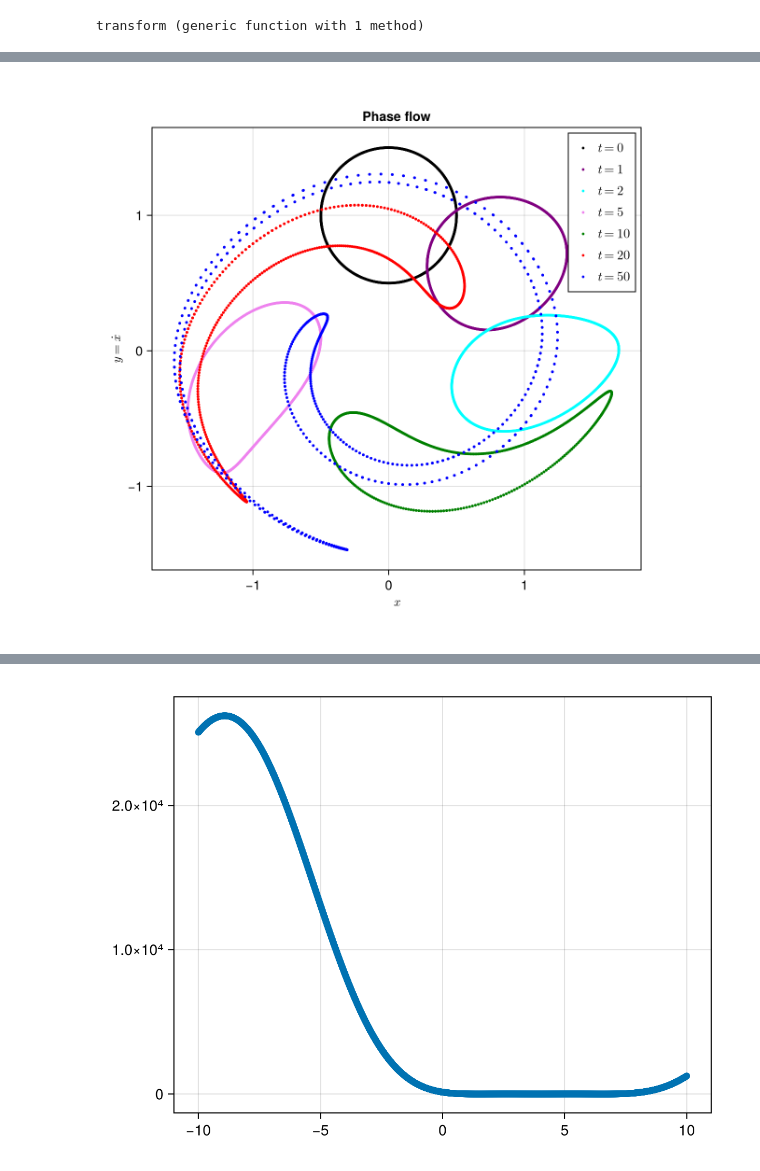
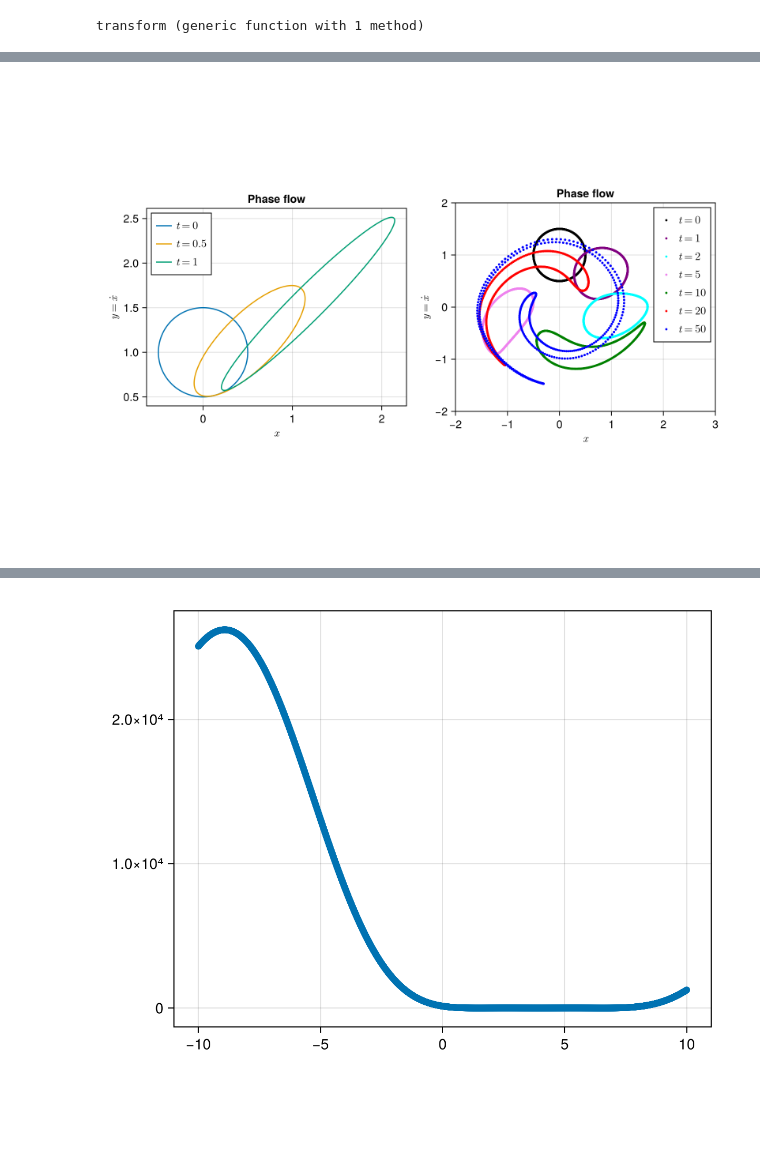
Before and after one commit to Julia-KAERI/ClassicalPhysics, a Jupyter notebook: src/Mechanics_and_Symmetry/notebooks/phase_plane2.ipynb, the cells around one changed output, grey strips where cells are left out. Drawn from its saved outputs; the diff is of its cells as text; code cells hidden in the pictures; blank space fills up the shorter version.

```diff
--- a/src/Mechanics_and_Symmetry/notebooks/phase_plane2.ipynb
+++ b/src/Mechanics_and_Symmetry/notebooks/phase_plane2.ipynb
@@ -51,28 +41,37 @@ rk4 (generic function with 2 methods)
-# %%
-function pf2(dt, Nt)
-    X, Y = [], []
-    xx = nothing
-    for θ ∈ 0:0.33:360
-        t, xx = rk4((t, x) -> [x[2], -sin(x[1])], 0.0, [cos(θ)/2, sin(θ)/2+1.0], Nt, dt)
-        append!(X, xx[1,end])
-        append!(Y, xx[2,end])
-    end
-    return X, Y
-end
-fig2 = Figure(size = (600, 600))
-ax1 = Axis(fig2[1, 1], aspect=DataAspect(), title = "Phase flow", xlabel = L"x", ylabel = L"y=\dot{x}")
-scatter!(ax1, pf2(0.01, 1)..., color = :black, markersize=4, label = L"t=0")
-scatter!(ax1, pf2(0.1, 10)..., color = :purple, markersize=4, label = L"t=1")
-scatter!(ax1, pf2(0.1, 20)..., color = :cyan, markersize=4, label = L"t=2")
-scatter!(ax1, pf2(0.1, 50)..., color = :violet, markersize=4, label = L"t=5")
-scatter!(ax1, pf2(0.1, 100)..., color = :green, markersize=4, label = L"t=10")
-scatter!(ax1, pf2(0.1, 200)..., color = :red, markersize=4, label = L"t=20")
-scatter!(ax1, pf2(0.1, 500)..., color = :blue, markersize=4, label = L"t=50")
-# lines!(ax1, X2[1, :], X2[2, :], color = :red, linewidth = 1.5)
-# lines!(ax1, X3[1, :], X3[2, :], color = :green, linewidth = 1.5)
-# lines!(ax1, X4[1, :], X4[2, :], color = :teal, linewidth = 1.5)
-axislegend(ax1)
-fig2
-# %% [output]
-[figure, removed]
+# %%
+
+fig = Figure(size = (800, 600))
+ax1 = Axis(fig[1, 1], aspect=DataAspect(), title = "Phase flow", xlabel = L"x", ylabel = L"y=\dot{x}")
+lines!(ax1, transform(0.0)..., label = L"t=0")
+lines!(ax1, transform(0.5)..., label = L"t=0.5")
+lines!(ax1, transform(1.)..., label = L"t=1")
+axislegend(ax1, position = :lt)
+
+function pf2(dt, Nt)
+    X, Y = [], []
+    xx = nothing
+    for θ ∈ 0:0.33:360
+        t, xx = rk4((t, x) -> [x[2], -sin(x[1])], 0.0, [cos(θ)/2, sin(θ)/2+1.0], Nt, dt)
+        append!(X, xx[1,end])
+        append!(Y, xx[2,end])
+    end
+    return X, Y
+end
+
+ax2 = Axis(fig[1, 2], aspect=DataAspect(), limits = (-2, 3, -2, 2), title = "Phase flow", xlabel = L"x", ylabel = L"y=\dot{x}")
+scatter!(ax2, pf2(0.01, 1)..., color = :black, markersize=4, label = L"t=0")
+scatter!(ax2, pf2(0.1, 10)..., color = :purple, markersize=4, label = L"t=1")
+scatter!(ax2, pf2(0.1, 20)..., color = :cyan, markersize=4, label = L"t=2")
+scatter!(ax2, pf2(0.1, 50)..., color = :violet, markersize=4, label = L"t=5")
+scatter!(ax2, pf2(0.1, 100)..., color = :green, markersize=4, label = L"t=10")
+scatter!(ax2, pf2(0.1, 200)..., color = :red, markersize=4, label = L"t=20")
+scatter!(ax2, pf2(0.1, 500)..., color = :blue, markersize=4, label = L"t=50")
+# lines!(ax1, X2[1, :], X2[2, :], color = :red, linewidth = 1.5)
+# lines!(ax1, X3[1, :], X3[2, :], color = :green, linewidth = 1.5)
+# lines!(ax1, X4[1, :], X4[2, :], color = :teal, linewidth = 1.5)
+axislegend(ax2)
+fig
+# save("phase_flow2.png", fig, px_per_unit = 5)
+# %% [output]
+[figure, added]
 # %%
```
Also changed, not shown: parts of 3 cells of this notebook, 10 other files.
